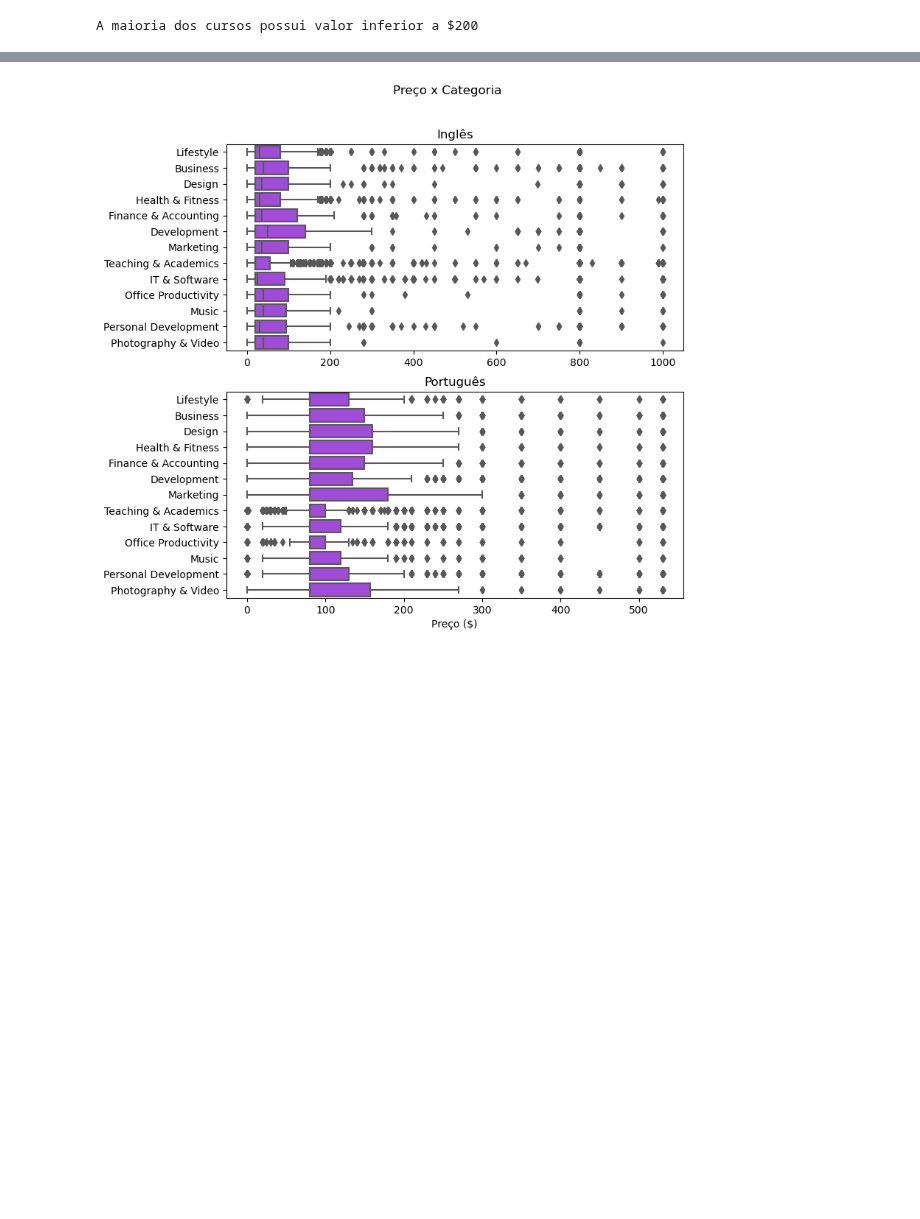
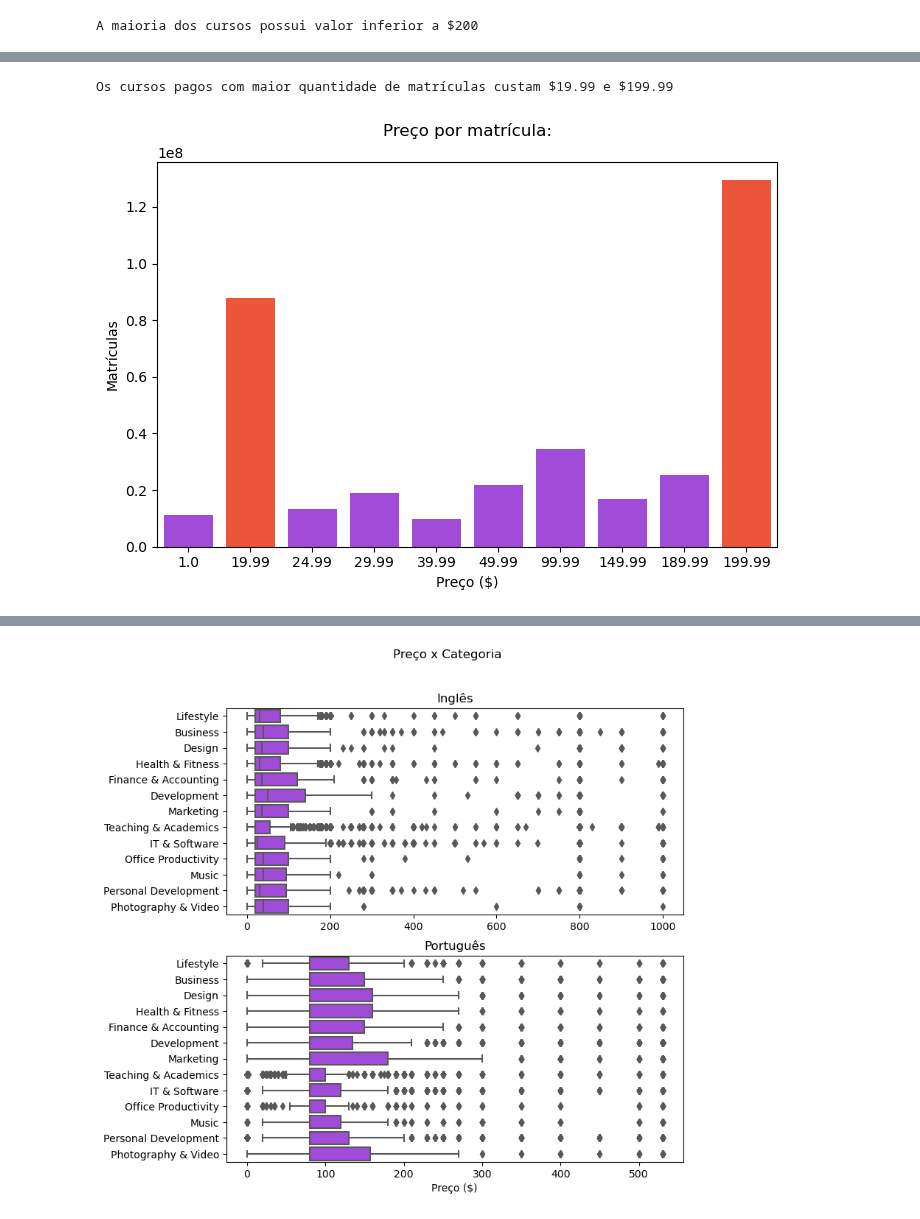
Before and after one commit to ismailymendes/mooc_udemy_coursera, a Jupyter notebook: mooc_udemy.ipynb, the cells around one changed output, grey strips where cells are left out. Drawn from its saved outputs; the diff is of its cells as text; code cells hidden in the pictures; blank space fills up the shorter version.

```diff
--- a/mooc_udemy.ipynb
+++ b/mooc_udemy.ipynb
@@ -308,0 +291,18 @@ A maioria dos cursos possui valor inferior a $200
+# %%
+# Bar plot mostrando a distribuição de preço pelo número de matrículas
+udemy_price_subscribers = (udemy_cursos.loc[ (udemy_cursos['price'] > 0) & (udemy_cursos['price']< 200) ]
+        .groupby(by='price', as_index=False)['num_subscribers']
+        .sum()
+        .sort_values(by='num_subscribers',ascending=False))
+
+plt.figure(figsize=(8,5), dpi=100)
+ax = sns.barplot(data=udemy_price_subscribers[:10], x='price', y='num_subscribers', color='#A435F0')
+ax.set(xlabel='Preço ($)', ylabel='Matrículas')
+ax.set(title='Preço por matrícula:\n')
+ax.patches[1].set_facecolor('#ed553b')
+ax.patches[9].set_facecolor('#ed553b')
+
+print('Os cursos pagos com maior quantidade de matrículas custam $19.99 e $199.99')
+# %% [output]
+Os cursos pagos com maior quantidade de matrículas custam $19.99 e $199.99
+[figure, added]
```
Also changed, not shown: parts of 47 cells of this notebook.
